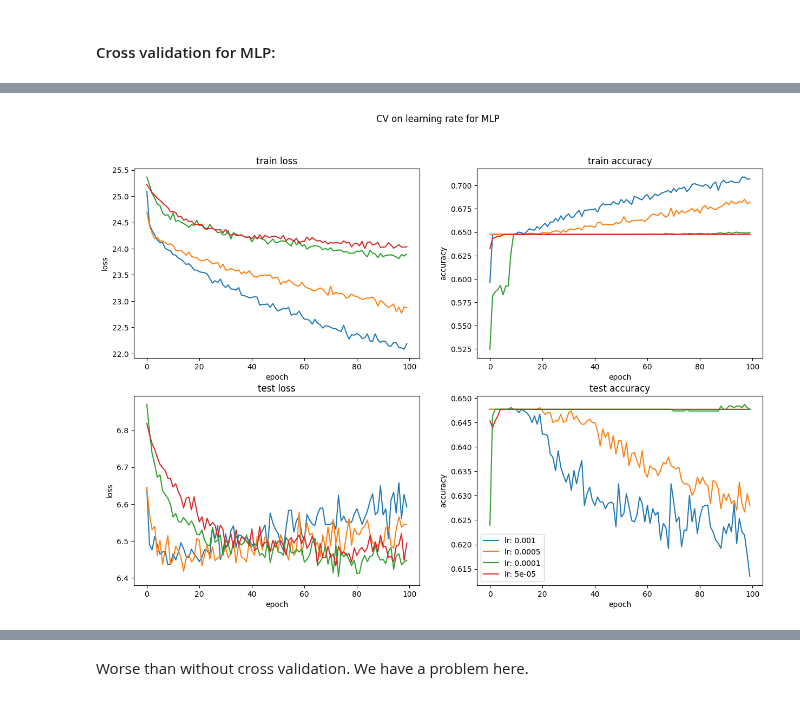
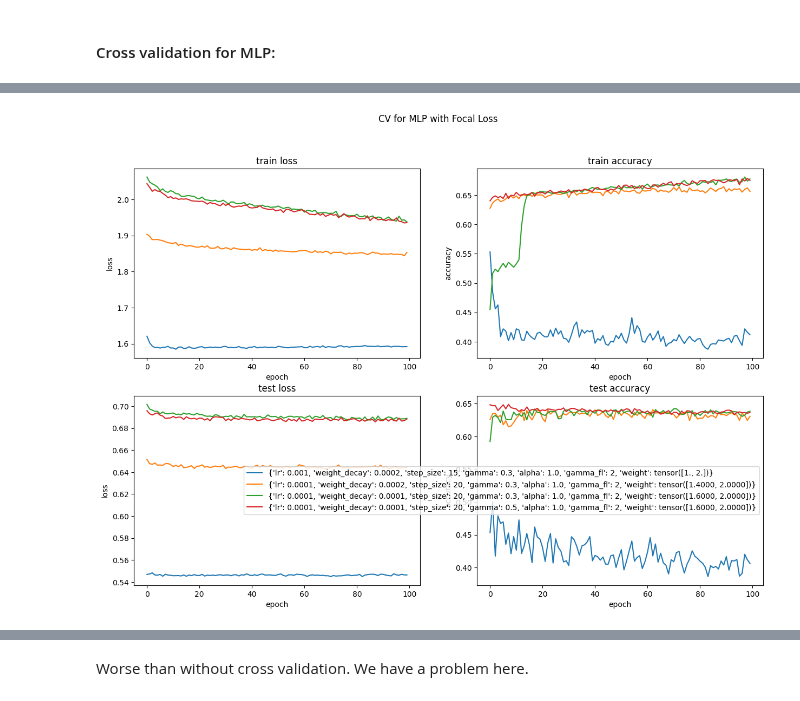
Before and after one commit to omersideman/ai-project, a Jupyter notebook: notebooks/simple_classifiers.ipynb, the cells around one changed output, grey strips where cells are left out. Saved outputs shown, nothing was run; the diff lists cells and outputs as text; code cells hidden in the pictures.

```diff
--- a/notebooks/simple_classifiers.ipynb
+++ b/notebooks/simple_classifiers.ipynb
@@ -523,4 +531,4 @@ def crossValidationForHP(configures, num_epochs = 100):
 # %%
-configures = setConfigure({'lr': [1e-3,5e-4,1e-4,5e-5], 'weight_decay': [3e-4], 'step_size': [15], 'gamma': [0.5]})
-results, configs = crossValidationForHP(configures)
+configs.append({'lr': 1e-3, 'weight_decay': 9e-4, 'step_size': 15, 'gamma': 0.2})
+results.append(crossValidationOnHP(configs[-1], FL= False))
 # %% [output]
@@ -544,19 +552,17 @@ Result:  {'loss_train': 24.033157765865326, 'accuracy_train': 0.65, 'loss_test':
 # %%
 mlp_model = nn.Sequential(
     nn.BatchNorm1d(input_dim),
-    nn.Linear(input_dim, 32),
+    nn.Linear(input_dim, 256),
     nn.LeakyReLU(),
-    nn.Dropout1d(p=0.2),
-    nn.Linear(32, 32),
+    nn.Linear(256, 256),
     nn.LeakyReLU(),
-    nn.Dropout1d(p=0.2),
-    nn.Linear(32, output_dim),
+    nn.Linear(256, output_dim),
     nn.Softmax(dim=1)
 )
 loss_fn = nn.CrossEntropyLoss()
-optimizer = torch.optim.Adam(mlp_model.parameters(), lr=1e-3, weight_decay=5e-4)
-scheduler = torch.optim.lr_scheduler.StepLR(optimizer,step_size=15,gamma=0.5)
+optimizer = torch.optim.Adam(mlp_model.parameters(), lr=1e-3, weight_decay=9e-4)
+scheduler = torch.optim.lr_scheduler.StepLR(optimizer,step_size=15,gamma=0.2)
 mlp_model.train()
 trainer_obj = trainer(mlp_model,loss_fn,optimizer,scheduler)
-trainer_obj.train(train_dl,100,False)
+results = trainer_obj.train(train_dl,100,False)
 # %% [output]
@@ -589,0 +579,3 @@ tensor(1039)
+# %%
+configs.append({'lr': 1e-4, 'weight_decay': 1e-4, 'step_size': 20, 'gamma': 0.5, 'alpha': 1.0, 'gamma_fl': 2, 'weight': torch.tensor([1.6,2.0])})
+results.append(crossValidationOnHP(configs[-1], FL= True))
@@ -590,6 +592,9 @@ tensor(1039)
+# %%
+results = results[1:]
+configs = configs[1:]
 # %%
 from src.RNN_utils.cross_val import plotCV
 
-plotCV(results, configs,title='CV on learning rate for MLP')
+plotCV(results, configs,title='CV for MLP with Focal Loss')
 # %% [output]
-[figure, old version]
+[figure, new version]
```
Also changed, not shown: parts of 57 cells of this notebook, 2 other files.
